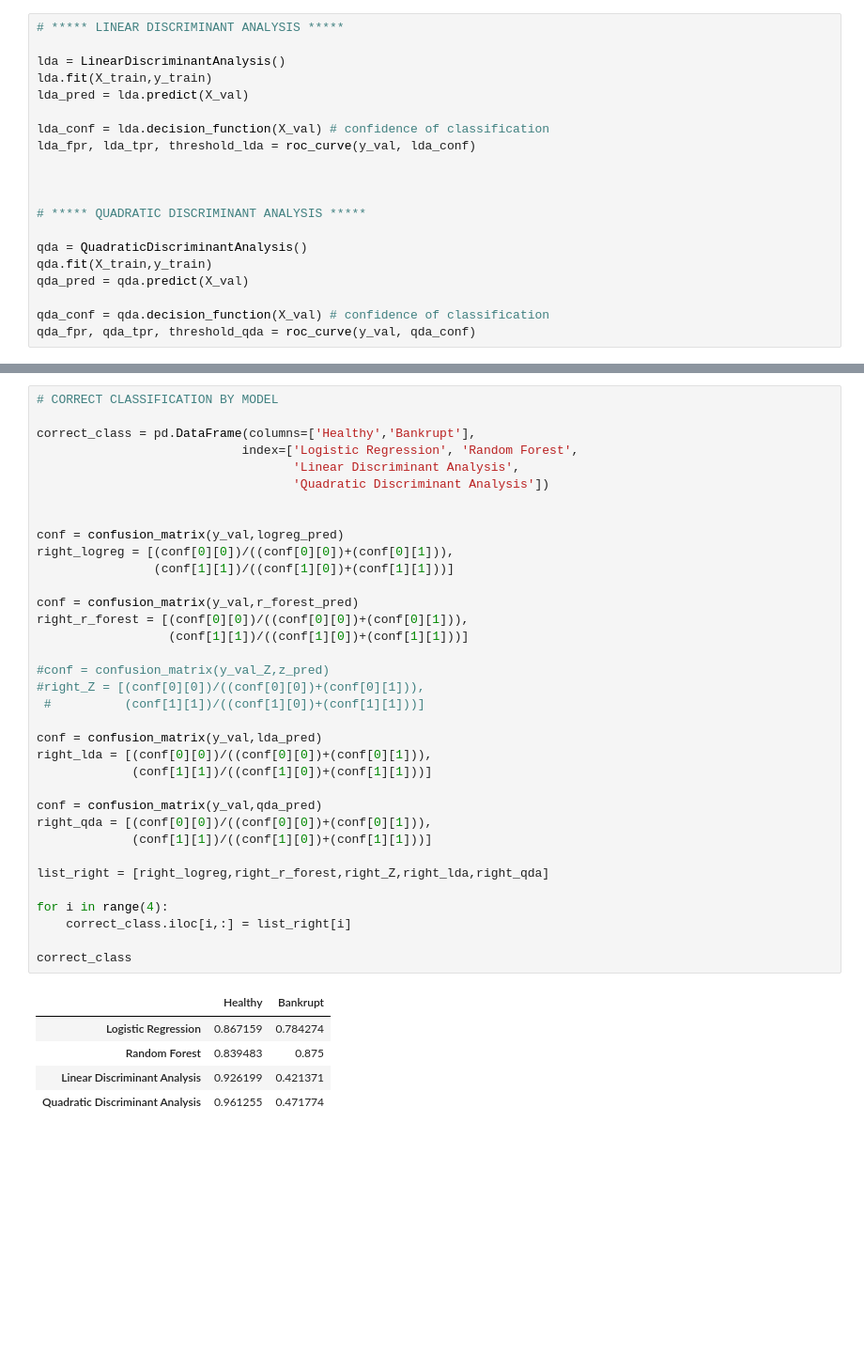
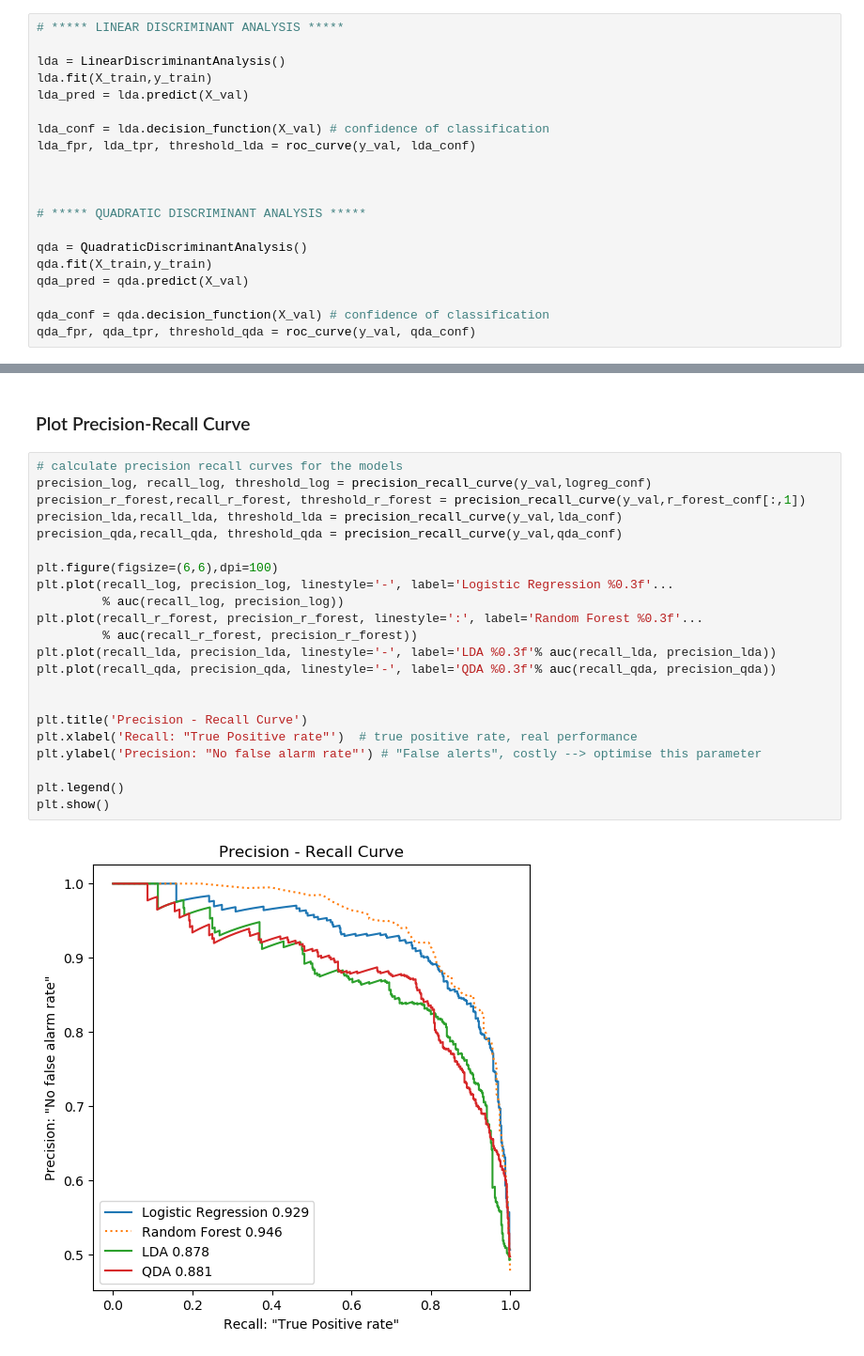
Before and after one commit to AT-Fin/Bankruptcy-prediction-Master-s-Thesis-, a Jupyter notebook: 4 Data Analysis & Models-Version2.ipynb, the cells around one changed output, grey strips where cells are left out. Shown at 94% size. Saved outputs shown, nothing was run; the diff lists cells and outputs as text; blank space fills up the shorter version.

```diff
--- a/4 Data Analysis & Models-Version2.ipynb
+++ b/4 Data Analysis & Models-Version2.ipynb
@@ -200,41 +183,26 @@ plt.show()
-# %%
-# CORRECT CLASSIFICATION BY MODEL
-
-correct_class = pd.DataFrame(columns=['Healthy','Bankrupt'],
-                            index=['Logistic Regression', 'Random Forest',
-                                   'Linear Discriminant Analysis',
-                                   'Quadratic Discriminant Analysis'])
-
-
-conf = confusion_matrix(y_val,logreg_pred)
-right_logreg = [(conf[0][0])/((conf[0][0])+(conf[0][1])),
-                (conf[1][1])/((conf[1][0])+(conf[1][1]))]
-
-conf = confusion_matrix(y_val,r_forest_pred)
-right_r_forest = [(conf[0][0])/((conf[0][0])+(conf[0][1])),
-                  (conf[1][1])/((conf[1][0])+(conf[1][1]))]
-
-#conf = confusion_matrix(y_val_Z,z_pred)
-#right_Z = [(conf[0][0])/((conf[0][0])+(conf[0][1])),
- #          (conf[1][1])/((conf[1][0])+(conf[1][1]))]
-
-conf = confusion_matrix(y_val,lda_pred)
-right_lda = [(conf[0][0])/((conf[0][0])+(conf[0][1])),
-             (conf[1][1])/((conf[1][0])+(conf[1][1]))]
-
-conf = confusion_matrix(y_val,qda_pred)
-right_qda = [(conf[0][0])/((conf[0][0])+(conf[0][1])),
-             (conf[1][1])/((conf[1][0])+(conf[1][1]))]
-
-list_right = [right_logreg,right_r_forest,right_Z,right_lda,right_qda]
-
-for i in range(4):
-    correct_class.iloc[i,:] = list_right[i]
-
-correct_class
-# %% [output]
-|  | Healthy | Bankrupt |
-| Logistic Regression | 0.867159 | 0.784274 |
-| Random Forest | 0.839483 | 0.875 |
-| Linear Discriminant Analysis | 0.926199 | 0.421371 |
-| Quadratic Discriminant Analysis | 0.961255 | 0.471774 |
+# %% [markdown]
+### Plot Precision-Recall Curve
+# %%
+# calculate precision recall curves for the models
+precision_log, recall_log, threshold_log = precision_recall_curve(y_val,logreg_conf)
+precision_r_forest,recall_r_forest, threshold_r_forest = precision_recall_curve(y_val,r_forest_conf[:,1])
+precision_lda,recall_lda, threshold_lda = precision_recall_curve(y_val,lda_conf)
+precision_qda,recall_qda, threshold_qda = precision_recall_curve(y_val,qda_conf)
+
+plt.figure(figsize=(6,6),dpi=100)
+plt.plot(recall_log, precision_log, linestyle='-', label='Logistic Regression %0.3f'...
+         % auc(recall_log, precision_log))
+plt.plot(recall_r_forest, precision_r_forest, linestyle=':', label='Random Forest %0.3f'...
+         % auc(recall_r_forest, precision_r_forest))
+plt.plot(recall_lda, precision_lda, linestyle='-', label='LDA %0.3f'% auc(recall_lda, precision_lda))
+plt.plot(recall_qda, precision_qda, linestyle='-', label='QDA %0.3f'% auc(recall_qda, precision_qda))
+
+
+plt.title('Precision - Recall Curve')
+plt.xlabel('Recall: "True Positive rate"')  # true positive rate, real performance
+plt.ylabel('Precision: "No false alarm rate"') # "False alerts", costly --> optimise this parameter
+
+plt.legend()
+plt.show()
+# %% [output]
+[figure, added]
```
Also changed, not shown: parts of 12 cells of this notebook, 3 other files.
